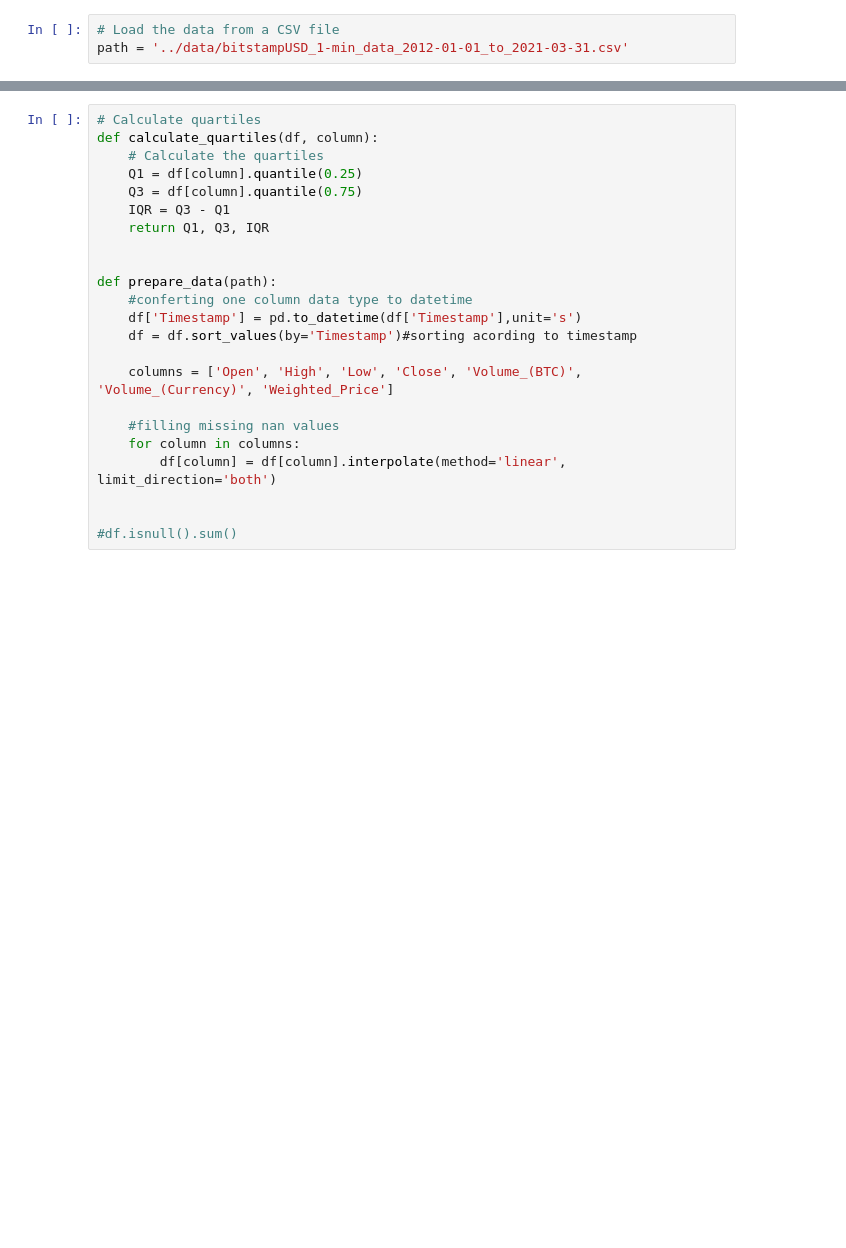
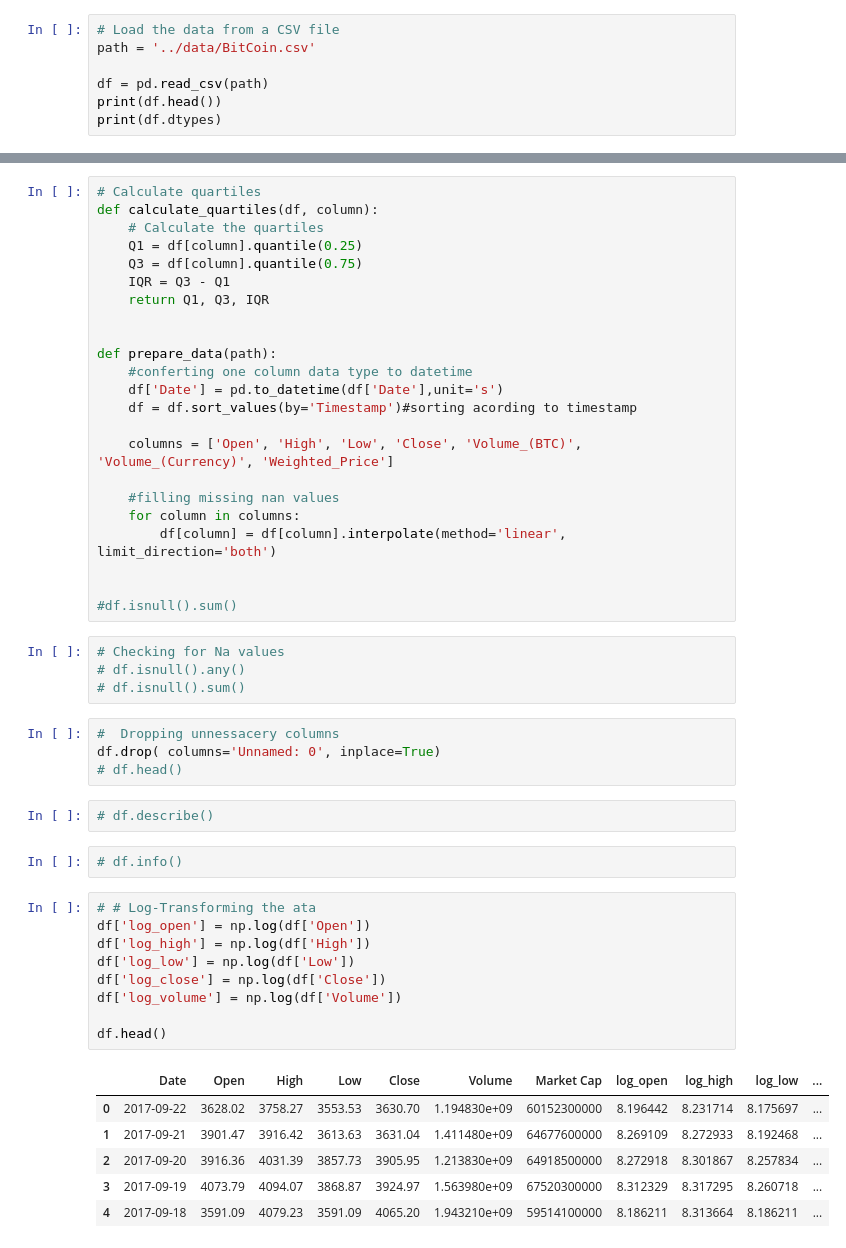
Before and after one commit to mrDognuts/MLG382-project-2, a Jupyter notebook: notebooks/data_prep.ipynb, the cells around one changed output, grey strips where cells are left out. Saved outputs shown, nothing was run; the diff lists cells and outputs as text; blank space fills up the shorter version.

```diff
--- a/notebooks/data_prep.ipynb
+++ b/notebooks/data_prep.ipynb
@@ -6,3 +15,7 @@ import seaborn as sns
 # %%
 # Load the data from a CSV file
-path = '../data/bitstampUSD_1-min_data_2012-01-01_to_2021-03-31.csv'
+path = '../data/BitCoin.csv'
+
+df = pd.read_csv(path)
+print(df.head())
+print(df.dtypes)
@@ -18,7 +53,7 @@ def calculate_quartiles(df, column):
 
 def prepare_data(path):
     #conferting one column data type to datetime
-    df['Timestamp'] = pd.to_datetime(df['Timestamp'],unit='s')
+    df['Date'] = pd.to_datetime(df['Date'],unit='s')
     df = df.sort_values(by='Timestamp')#sorting acording to timestamp
 
     columns = ['Open', 'High', 'Low', 'Close', 'Volume_(BTC)', 'Volume_(Currency)', 'Weighted_Price']
@@ -29,3 +64,31 @@ def prepare_data(path):
 
 
 #df.isnull().sum()
+# %%
+# Checking for Na values
+# df.isnull().any()
+# df.isnull().sum()
+# %%
+#  Dropping unnessacery columns
+df.drop( columns='Unnamed: 0', inplace=True)
+# df.head()
+# %%
+# df.describe()
+# %%
+# df.info()
+# %%
+# # Log-Transforming the ata
+df['log_open'] = np.log(df['Open'])
+df['log_high'] = np.log(df['High'])
+df['log_low'] = np.log(df['Low'])
+df['log_close'] = np.log(df['Close'])
+df['log_volume'] = np.log(df['Volume'])
+
+df.head()
+# %% [output]
+|  | Date | Open | High | Low | Close | Volume | Market Cap | log_open | log_high | log_low | ... |
+| 0 | 2017-09-22 | 3628.02 | 3758.27 | 3553.53 | 3630.70 | 1.194830e+09 | 60152300000 | 8.196442 | 8.231714 | 8.175697 | ... |
+| 1 | 2017-09-21 | 3901.47 | 3916.42 | 3613.63 | 3631.04 | 1.411480e+09 | 64677600000 | 8.269109 | 8.272933 | 8.192468 | ... |
+| 2 | 2017-09-20 | 3916.36 | 4031.39 | 3857.73 | 3905.95 | 1.213830e+09 | 64918500000 | 8.272918 | 8.301867 | 8.257834 | ... |
+| 3 | 2017-09-19 | 4073.79 | 4094.07 | 3868.87 | 3924.97 | 1.563980e+09 | 67520300000 | 8.312329 | 8.317295 | 8.260718 | ... |
+| 4 | 2017-09-18 | 3591.09 | 4079.23 | 3591.09 | 4065.20 | 1.943210e+09 | 59514100000 | 8.186211 | 8.313664 | 8.186211 | ... |
```
Also changed, not shown: parts of 20 cells of this notebook, 5 other files.
